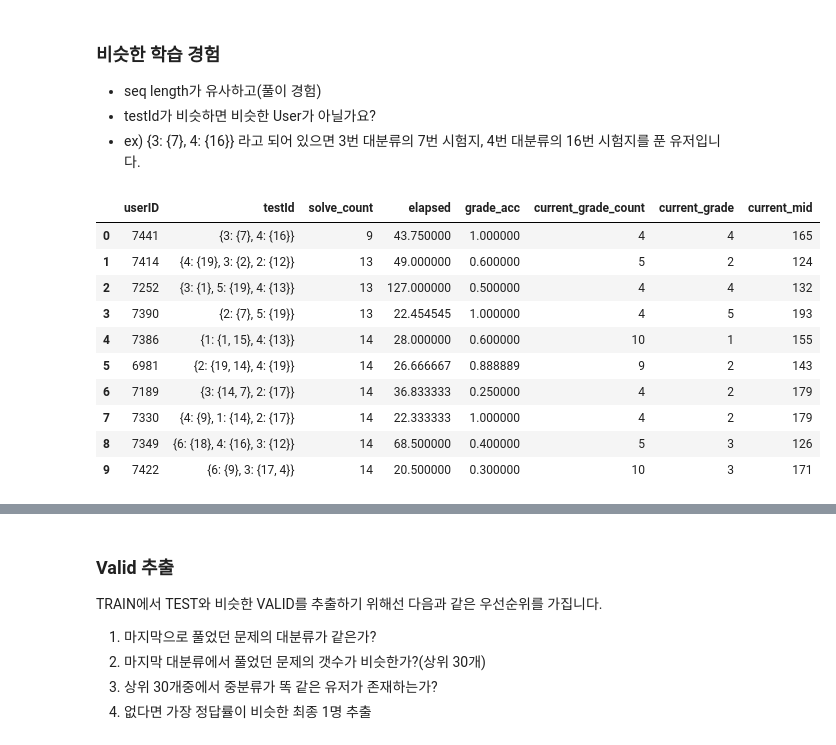
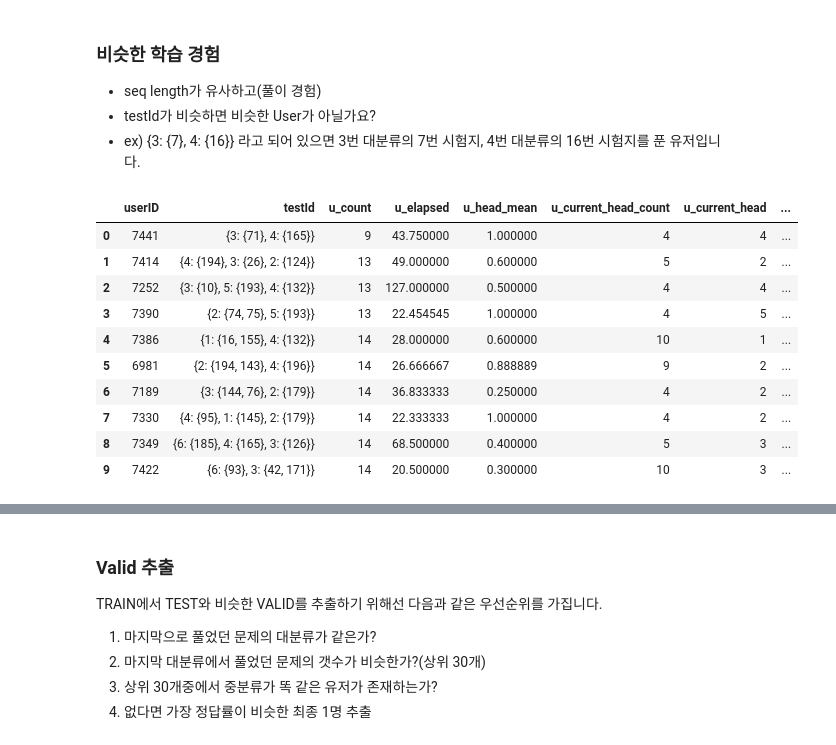
Before and after one commit to boostcampaitech3/level2-dkt-level2-recsys-08, a Jupyter notebook: split/split.ipynb, the cells around one changed output, grey strips where cells are left out. Saved outputs shown, nothing was run; the diff lists cells and outputs as text; code cells hidden in the pictures.

```diff
--- a/split/split.ipynb
+++ b/split/split.ipynb
@@ -126,5 +80,5 @@ testId_feature = pd.read_csv(os.path.join(path,"feature/testId_feature.csv"),ind
 # %%
 # 전부 붙여줍니다.
-train_df = feature_engineering(train_df, testId_acc, knowLedgedTag_acc, userID_feature, testId_feature)
-train_df.head()
+train_df = feature_engineering(train_df)
+train_df.head(30)
 # %% [output]
@@ -175,12 +158,12 @@ len(blank['userID'])
 # %%
 from collections import defaultdict
 # %%
-def get_grade_mid(x):
+def get_head_mid(x):
     dic = defaultdict(set)
     for i in x:
-        grade = int(i[1:4])//10
-        mid = int(i[-3:]) // 10
-        dic[grade].add(mid)
+        head = int(i[1:4])//10
+        mid = int(i[-3:])
+        dic[head].add(mid)
     return dic
 # %% [markdown]
 ### 비슷한 User?
@@ -195,23 +178,30 @@ def get_grade_mid(x):
 # %%
 # 마지막 index추출해주는 lambda 생성
 # 마지막 index를 가져오면 최근까지의 누적 학습 정답률과 풀이 갯수를 가저올 수 있습니다
 current = lambda x : list(x)[-1]
 
-TRAINID = train_df.groupby(['userID']).agg({'testId':get_grade_mid,'answerCode':'count','elapsed':'mean','grade_acc':current, 'grade_count':current, 'grade':current, 'mid':current}).reset_index()
+TRAINID = train_df.groupby(['userID']).agg({
+        'testId':get_head_mid,
+        'answerCode':'count',
+        't_elapsed':'mean',
+        'u_head_mean':current,
+        'u_head_count':current,
+        'i_head':current,
+        'i_mid':current}).reset_index()
 
-TRAINID.columns = ['userID', 'testId', 'solve_count', 'elapsed', 'grade_acc','current_grade_count', 'current_grade', 'current_mid']
-TRAINID = TRAINID.sort_values(by=['solve_count', 'current_grade','current_mid']).reset_index(drop=True)
+TRAINID.columns = ['userID', 'testId', 'u_count', 'u_elapsed', 'u_head_mean','u_current_head_count', 'u_current_head', 'u_current_mid']
+TRAINID = TRAINID.sort_values(by=['u_count', 'u_current_head','u_current_mid']).reset_index(drop=True)
 TRAINID[:10]
 # %% [output]
-|  | userID | testId | solve_count | elapsed | grade_acc | current_grade_count | current_grade | current_mid |
-| 0 | 7441 | {3: {7}, 4: {16}} | 9 | 43.750000 | 1.000000 | 4 | 4 | 165 |
-| 1 | 7414 | {4: {19}, 3: {2}, 2: {12}} | 13 | 49.000000 | 0.600000 | 5 | 2 | 124 |
-| 2 | 7252 | {3: {1}, 5: {19}, 4: {13}} | 13 | 127.000000 | 0.500000 | 4 | 4 | 132 |
-| 3 | 7390 | {2: {7}, 5: {19}} | 13 | 22.454545 | 1.000000 | 4 | 5 | 193 |
-| 4 | 7386 | {1: {1, 15}, 4: {13}} | 14 | 28.000000 | 0.600000 | 10 | 1 | 155 |
-| 5 | 6981 | {2: {19, 14}, 4: {19}} | 14 | 26.666667 | 0.888889 | 9 | 2 | 143 |
-| 6 | 7189 | {3: {14, 7}, 2: {17}} | 14 | 36.833333 | 0.250000 | 4 | 2 | 179 |
-| 7 | 7330 | {4: {9}, 1: {14}, 2: {17}} | 14 | 22.333333 | 1.000000 | 4 | 2 | 179 |
-| 8 | 7349 | {6: {18}, 4: {16}, 3: {12}} | 14 | 68.500000 | 0.400000 | 5 | 3 | 126 |
-| 9 | 7422 | {6: {9}, 3: {17, 4}} | 14 | 20.500000 | 0.300000 | 10 | 3 | 171 |
+|  | userID | testId | u_count | u_elapsed | u_head_mean | u_current_head_count | u_current_head | ... |
+| 0 | 7441 | {3: {71}, 4: {165}} | 9 | 43.750000 | 1.000000 | 4 | 4 | ... |
+| 1 | 7414 | {4: {194}, 3: {26}, 2: {124}} | 13 | 49.000000 | 0.600000 | 5 | 2 | ... |
+| 2 | 7252 | {3: {10}, 5: {193}, 4: {132}} | 13 | 127.000000 | 0.500000 | 4 | 4 | ... |
+| 3 | 7390 | {2: {74, 75}, 5: {193}} | 13 | 22.454545 | 1.000000 | 4 | 5 | ... |
+| 4 | 7386 | {1: {16, 155}, 4: {132}} | 14 | 28.000000 | 0.600000 | 10 | 1 | ... |
+| 5 | 6981 | {2: {194, 143}, 4: {196}} | 14 | 26.666667 | 0.888889 | 9 | 2 | ... |
+| 6 | 7189 | {3: {144, 76}, 2: {179}} | 14 | 36.833333 | 0.250000 | 4 | 2 | ... |
+| 7 | 7330 | {4: {95}, 1: {145}, 2: {179}} | 14 | 22.333333 | 1.000000 | 4 | 2 | ... |
+| 8 | 7349 | {6: {185}, 4: {165}, 3: {126}} | 14 | 68.500000 | 0.400000 | 5 | 3 | ... |
+| 9 | 7422 | {6: {93}, 3: {42, 171}} | 14 | 20.500000 | 0.300000 | 10 | 3 | ... |
 # %%
```
Also changed, not shown: parts of 28 cells of this notebook.
